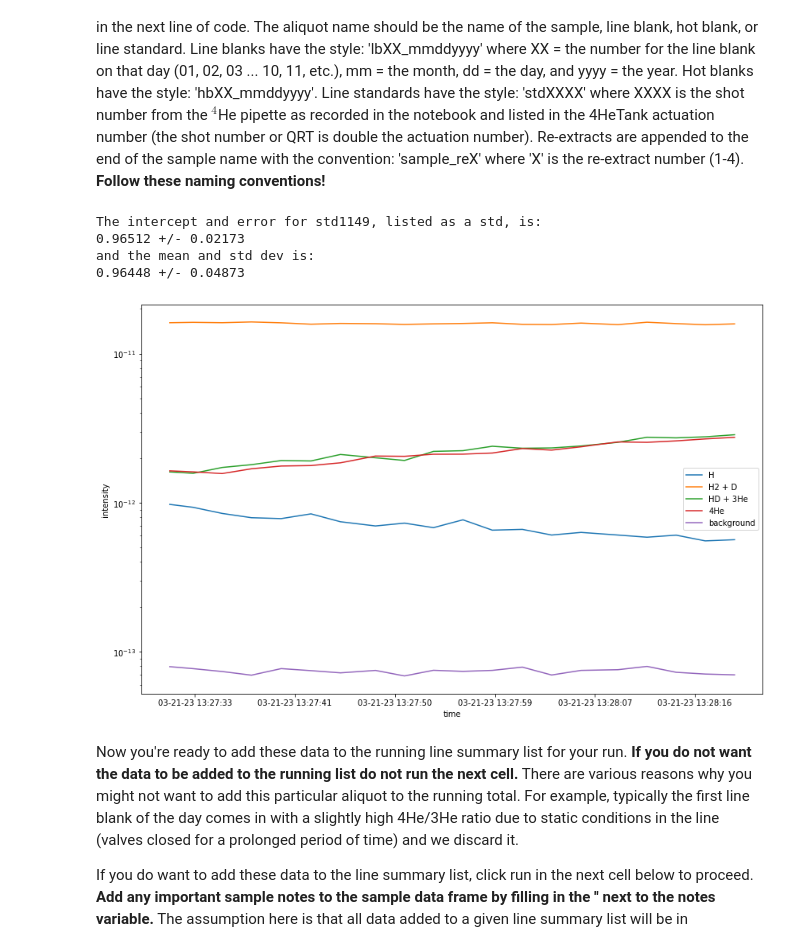
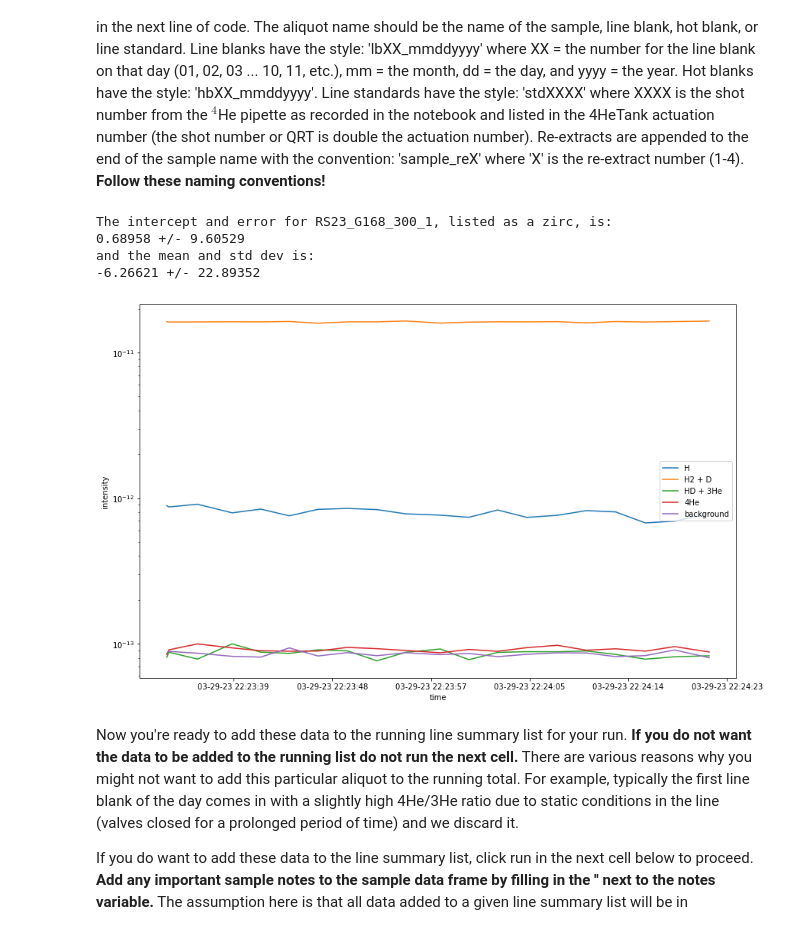
Before and after one commit to wrguenthner/HAL_data, a Jupyter notebook: projects_2023/RS23_diff_cell/He_line_calc_RS23_diff_cell.ipynb, the cells around one changed output. Drawn from its saved outputs; the diff is of its cells as text; code cells hidden in the pictures.

```diff
--- a/projects_2023/RS23_diff_cell/He_line_calc_RS23_diff_cell.ipynb
+++ b/projects_2023/RS23_diff_cell/He_line_calc_RS23_diff_cell.ipynb
@@ -77,10 +77,10 @@ __For string variables, you will need to type within the ''.__ The file extensio
 #for the aliquot type use:
 #'lb' for line blank, 'hb' for hot blank, 'std' for standard, 'zirc' for zircon, 'ap' for apatite
 
-aliquot = 'std1149'
-aliquot_type = 'std'
-QST = 7589
-QRT = 1149
+aliquot = 'RS23_G168_300_1'
+aliquot_type = 'zirc'
+QST = 7630
+QRT = 1158
 
 #finding the file
 file_name_list = os.listdir('.')
@@ -161,37 +161,37 @@ if aliquot[-4:-1] == '_re':
         if aliquot_frame.aliquot_type[i] == 'hb' and abs(aliquot_frame.time_of_collection[i] - aliquot_time) < hb_time_diff:
             closest_hb = aliquot_frame.intercept[i]
             hb_time_diff = abs(aliquot_frame.time_of_collection[i] - aliquot_time)
 
     reextract_percent = 100 * (intercept - closest_hb)/(aliquot_total - aliquot_extractions * closest_hb)
 
     print('The percent of this re-extract from the total gas release so far is: {0:.2f}'.format(reextract_percent))
 
 #show graph of masses through time
 seconds_list = []
 for i in range(len(Prisma_data_array[:,1])):
     time_since_epoch = datetime.fromtimestamp(Prisma_data_array[i,1])
     seconds_list.append(mdate.date2num(time_since_epoch))
 date_fmt = '%m-%d-%y %H:%M:%S'
 date_formatter = mdate.DateFormatter(date_fmt)
 
 plt.figure(figsize = (14,9))
 plt.ylabel('intensity')
 plt.yscale('log')
 plt.xlabel('time')
 plt.plot(seconds_list, Prisma_data_array[:,2], label = 'H')
 plt.plot(seconds_list, Prisma_data_array[:,3], label = 'H2 + D')
 plt.plot(seconds_list, Prisma_data_array[:,4], label = 'HD + 3He')
 plt.plot(seconds_list, Prisma_data_array[:,5], label = '4He')
 plt.plot(seconds_list, Prisma_data_array[:,6], label = 'background')
 plt.gca().xaxis.set_major_formatter(date_formatter)
 plt.legend()
 plt.show()
 # %% [output]
-The intercept and error for std1149, listed as a std, is:
-0.96512 +/- 0.02173
+The intercept and error for RS23_G168_300_1, listed as a zirc, is:
+0.68958 +/- 9.60529
 and the mean and std dev is:
-0.96448 +/- 0.04873
+-6.26621 +/- 22.89352
-[figure, old version]
+[figure, new version]
 # %% [markdown]
 Now you're ready to add these data to the running line summary list for your run. __If you do not want the data to be added to the running list do not run the next cell.__ There are various reasons why you might not want to add this particular aliquot to the running total. For example, typically the first line blank of the day comes in with a slightly high 4He/3He ratio due to static conditions in the line (valves closed for a prolonged period of time) and we discard it.
 
```
Also changed, not shown: parts of 1 cell of this notebook, 45 other files.
